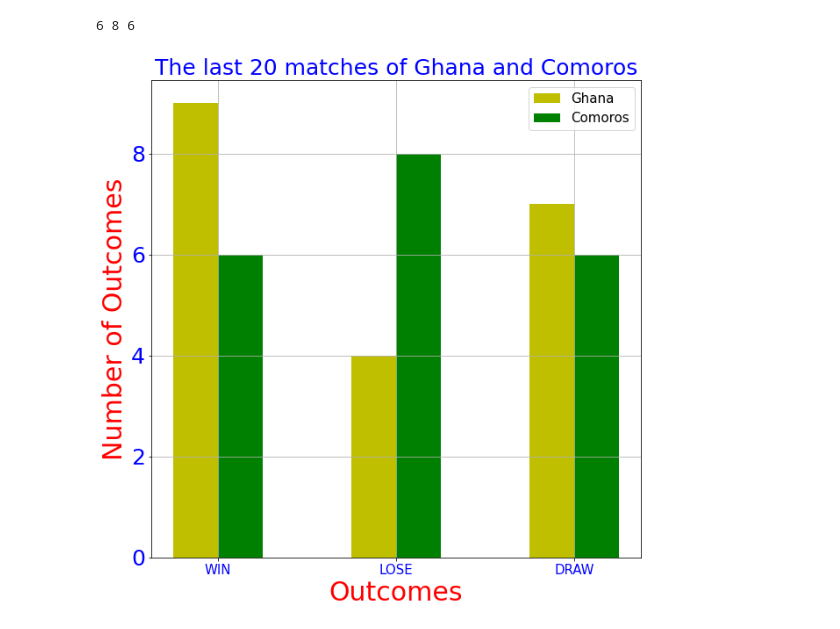
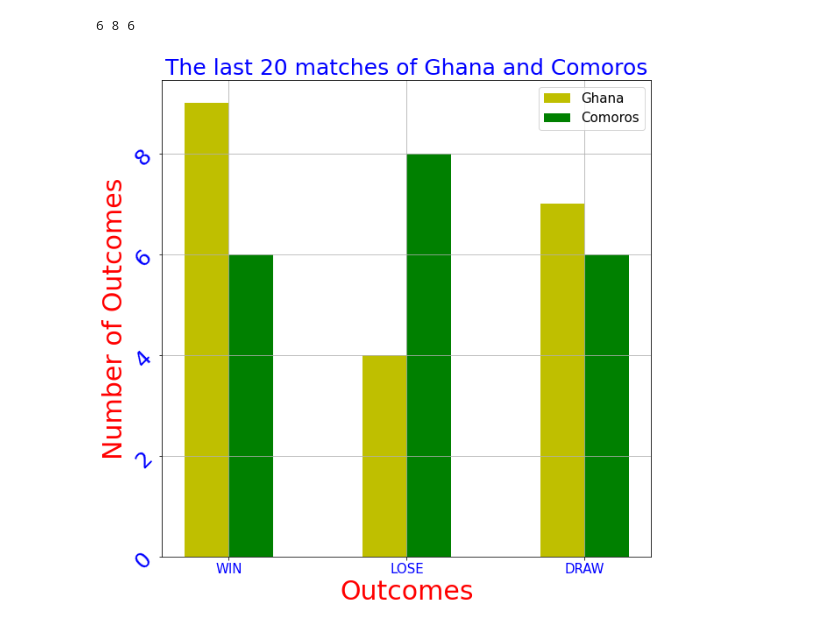
Before and after one commit to sankarebarri/AFCON_2022, a Jupyter notebook: groupMatch/Ghana_Comoros_3.ipynb, the cells around one changed output. Cells and saved outputs as stored; diff of their text form; code cells hidden in the pictures.

```diff
--- a/groupMatch/Ghana_Comoros_3.ipynb
+++ b/groupMatch/Ghana_Comoros_3.ipynb
@@ -109,30 +109,30 @@ print(comoros_win, comoros_lose, comoros_draw)
 # %%
 labels = ['WIN', 'LOSE', 'DRAW']
 
 gha = [ghana_win, ghana_lose, ghana_draw]
 com = [comoros_win, comoros_lose, comoros_draw]
 
 width = 0.25
 
 x = np.arange(0, 3)
 
 fig, ax = plt.subplots(figsize=(10,10))
 
 y = list(range(0, 16, 2))
 
 rects1 = ax.bar(x - width/2, gha, width, label='Ghana', color='y')
 rects2 = ax.bar(x + width/2, com, width, label='Comoros', color='g')
 
 ax.set_ylabel('Number of Outcomes',fontsize=30, color='r')
 ax.set_xlabel("Outcomes", fontsize=30, color='r')
 ax.set_title("The last 20 matches of Ghana and Comoros", fontsize=25, color='b')
 ax.set_xticklabels(labels, fontsize=15, color='b')
-ax.set_yticklabels(y, rotation=0, fontsize=25, color='b')
+ax.set_yticklabels(y, rotation=45, fontsize=25, color='b')
 
 ax.set_xticks(x)
 plt.legend(fontsize=15)
 plt.grid(True)
 #plt.show()
 plt.savefig("ghana_comoros.png")
 # %% [output]
-[figure, old version]
+[figure, new version]
```
Also changed, not shown: 3 other files.
